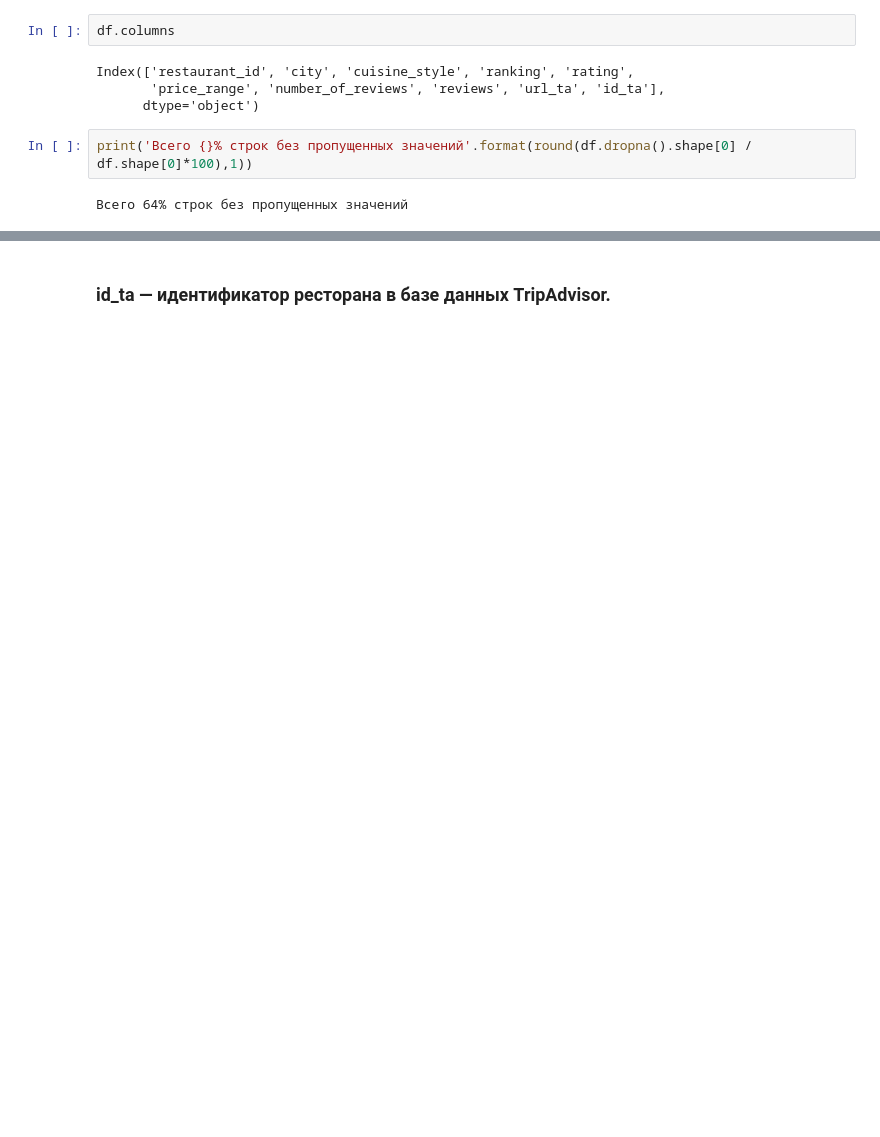
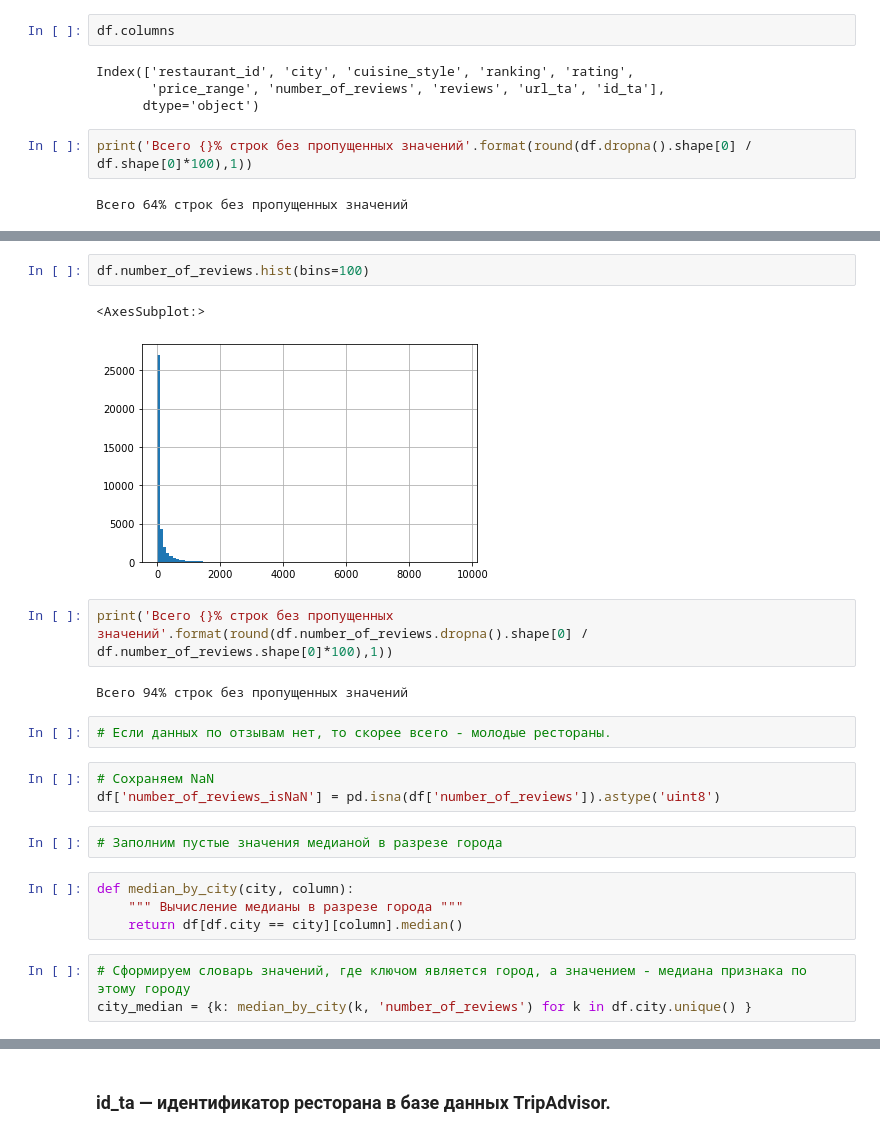
Before and after one commit to belichenkoas/skillfactory-dstpro, a Jupyter notebook: module_3/restorans.ipynb, the cells around one changed output, grey strips where cells are left out. Saved outputs shown, nothing was run; the diff lists cells and outputs as text; blank space fills up the shorter version.

```diff
--- a/module_3/restorans.ipynb
+++ b/module_3/restorans.ipynb
@@ -169,0 +419,23 @@ len(raw_data)
+# %%
+df.number_of_reviews.hist(bins=100)
+# %% [output]
+<AxesSubplot:>
+[figure, added]
+# %%
+print('Всего {}% строк без пропущенных значений'.format(round(df.number_of_reviews.dropna().shape[0] / df.number_of_reviews.shape[0]*100),1))
+# %% [output]
+Всего 94% строк без пропущенных значений
+# %%
+# Если данных по отзывам нет, то скорее всего - молодые рестораны.
+# %%
+# Сохраняем NaN
+df['number_of_reviews_isNaN'] = pd.isna(df['number_of_reviews']).astype('uint8')
+# %%
+# Заполним пустые значения медианой в разрезе города
+# %%
+def median_by_city(city, column):
+    """ Вычисление медианы в разрезе города """
+    return df[df.city == city][column].median()
+# %%
+# Сформируем словарь значений, где ключом является город, а значением - медиана признака по этому городу
+city_median = {k: median_by_city(k, 'number_of_reviews') for k in df.city.unique() }
```
Also changed, not shown: parts of 269 cells of this notebook, 4 other files.
